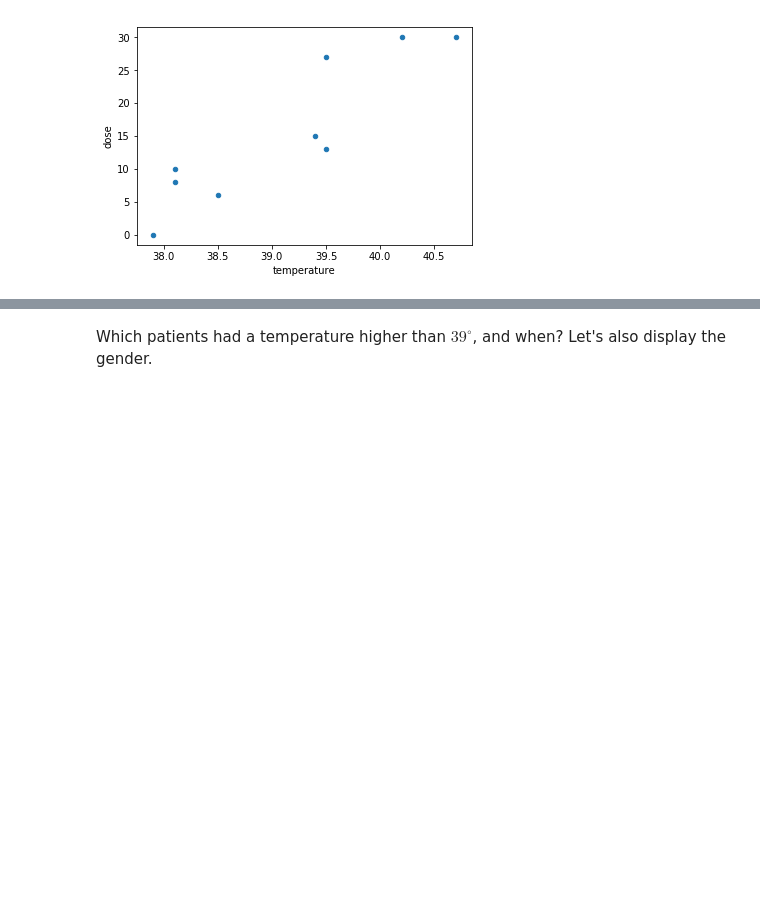
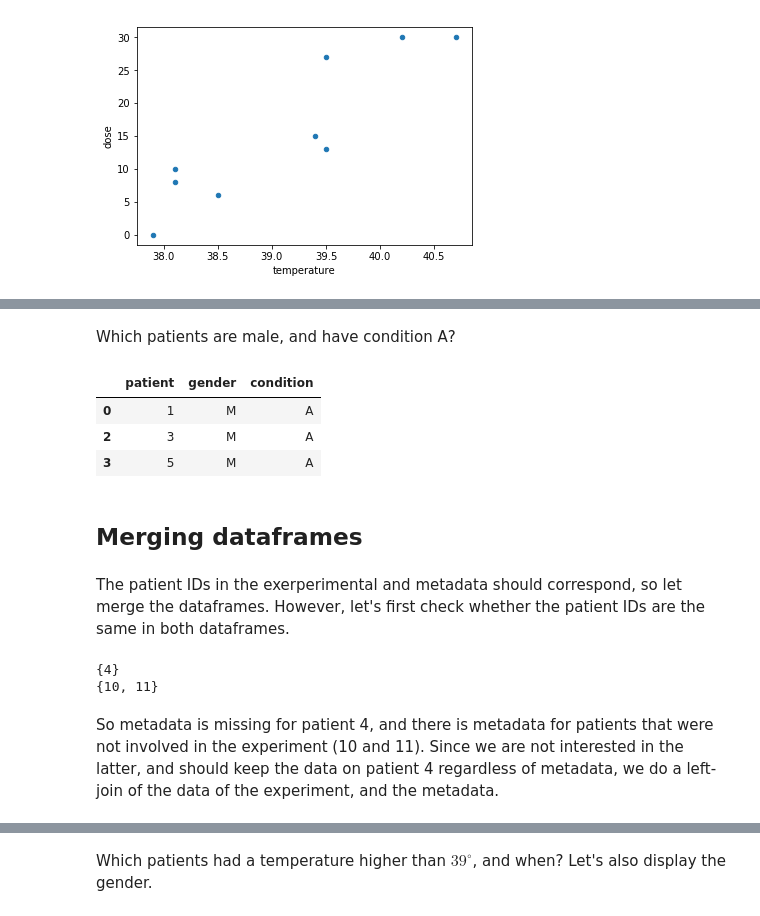
Before and after one commit to gjbex/training-material, a Jupyter notebook: Python/Pandas/patient_data.ipynb, the cells around one changed output, grey strips where cells are left out. Drawn from its saved outputs; the diff is of its cells as text; code cells hidden in the pictures; blank space fills up the shorter version.

```diff
--- a/Python/Pandas/patient_data.ipynb
+++ b/Python/Pandas/patient_data.ipynb
@@ -405,0 +356,23 @@ hypothesis.plot.scatter(x='temperature', y='dose',
+# %% [markdown]
+Which patients are male, and have condition A?
+# %%
+metadata.query('gender == "M" & condition == "A"')
+# %% [output]
+|  | patient | gender | condition |
+| 0 | 1 | M | A |
+| 2 | 3 | M | A |
+| 3 | 5 | M | A |
+# %% [markdown]
+## Merging dataframes
+# %% [markdown]
+The patient IDs in the exerperimental and metadata should correspond, so let merge the dataframes. However, let's first check whether the patient IDs are the same in both dataframes.
+# %%
+patients_experiment = set(experiment_data.patient)
+patients_metadata = set(metadata.patient)
+print(patients_experiment - patients_metadata)
+print(patients_metadata - patients_experiment)
+# %% [output]
+{4}
+{10, 11}
+# %% [markdown]
+So metadata is missing for patient 4, and there is metadata for patients that were not involved in the experiment (10 and 11).  Since we are not interested in the latter, and should keep the data on patient 4 regardless of metadata, we do a left-join of the data of the experiment, and the metadata.
```
Also changed, not shown: parts of 50 cells of this notebook.
